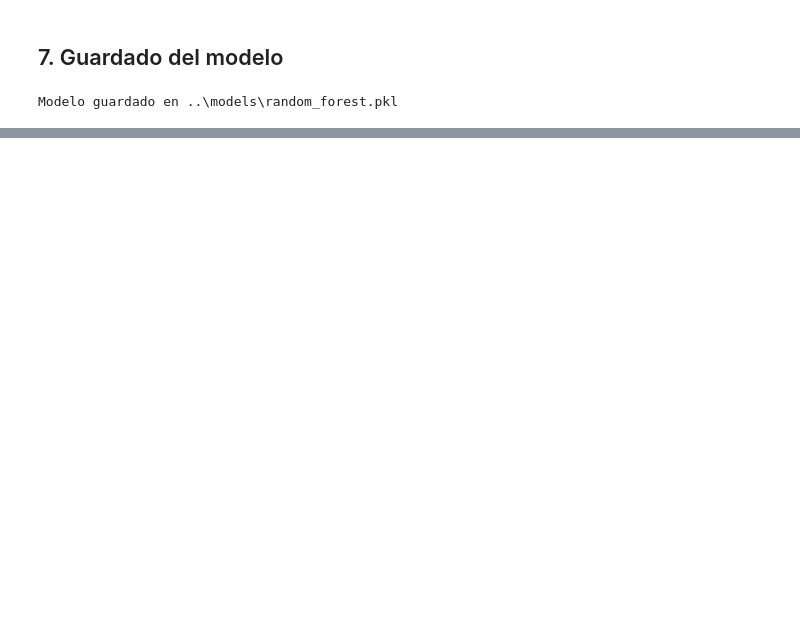
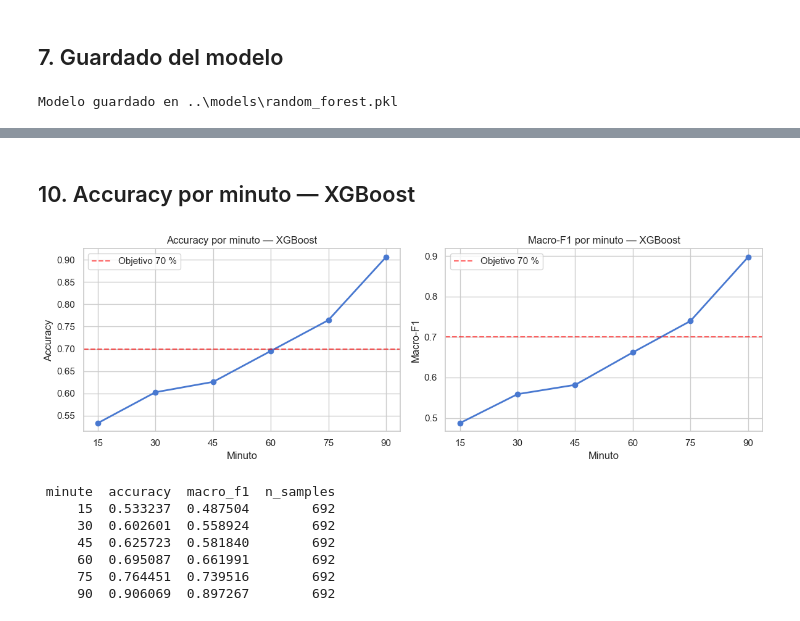
Before and after one commit to oriolologaray/TFE, a Jupyter notebook: notebooks/modeling.ipynb, the cells around one changed output, grey strips where cells are left out. Drawn from its saved outputs; the diff is of its cells as text; code cells hidden in the pictures; blank space fills up the shorter version.

```diff
--- a/notebooks/modeling.ipynb
+++ b/notebooks/modeling.ipynb
@@ -38,8 +41,11 @@ RANDOM_STATE = 42
 df = pd.read_csv(FEATURES_PATH, low_memory=False)
 
 META_COLS    = ["match_id", "competition_name", "season_name", "home_team", "away_team"]
+# minute is kept in the CSV as a row identifier but excluded from features:
+# it is exactly 90 - minutes_remaining (r = -1.0) and carries no independent signal.
+EXCLUDE_COLS = ["minute"]
 TARGET_COL   = "final_result"
-FEATURE_COLS = [c for c in df.columns if c not in META_COLS + [TARGET_COL]]
+FEATURE_COLS = [c for c in df.columns if c not in META_COLS + EXCLUDE_COLS + [TARGET_COL]]
 
 n_rows    = len(df)
 n_matches = df["match_id"].nunique()
@@ -230,0 +304,39 @@ Modelo guardado en ..\models\random_forest.pkl
+# %% [markdown]
+## 10. Accuracy por minuto — XGBoost
+# %%
+rows_xgb = []
+for m in CHECKPOINTS:
+    mask = minute_vals == m
+    rows_xgb.append({
+        "minute":    m,
+        "accuracy":  accuracy_score(y_test[mask], y_pred_xgb[mask]),
+        "macro_f1":  f1_score(y_test[mask], y_pred_xgb[mask], average="macro"),
+        "n_samples": int(mask.sum()),
+    })
+
+minute_df_xgb = pd.DataFrame(rows_xgb)
+
+fig, axes = plt.subplots(1, 2, figsize=(12, 4))
+for ax, col, label in zip(axes, ["accuracy", "macro_f1"], ["Accuracy", "Macro-F1"]):
+    ax.plot(minute_df_xgb["minute"], minute_df_xgb[col], marker="o", linewidth=2)
+    ax.axhline(0.70, color="red", linestyle="--", alpha=0.6, label="Objetivo 70 %")
+    ax.set_xlabel("Minuto")
+    ax.set_ylabel(label)
+    ax.set_title(f"{label} por minuto — XGBoost")
+    ax.set_xticks(CHECKPOINTS)
+    ax.legend()
+
+plt.tight_layout()
+plt.savefig(FIGS_DIR / "accuracy_por_minuto_xgb.pdf", bbox_inches="tight")
+plt.show()
+
+print(minute_df_xgb.to_string(index=False))
+# %% [output]
+[figure, added]
+ minute  accuracy  macro_f1  n_samples
+     15  0.533237  0.487504        692
+     30  0.602601  0.558924        692
+     45  0.625723  0.581840        692
+     60  0.695087  0.661991        692
+     75  0.764451  0.739516        692
+     90  0.906069  0.897267        692
```
Also changed, not shown: parts of 17 cells of this notebook, 11 other files.
